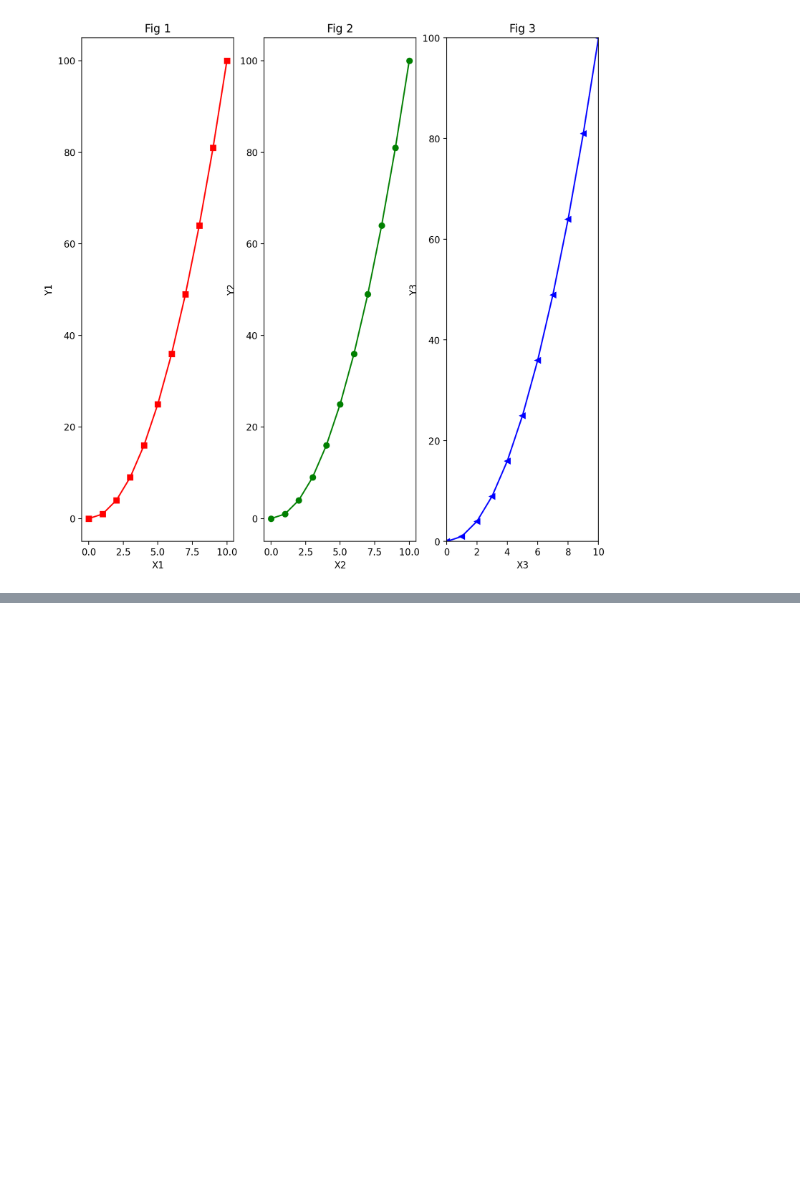
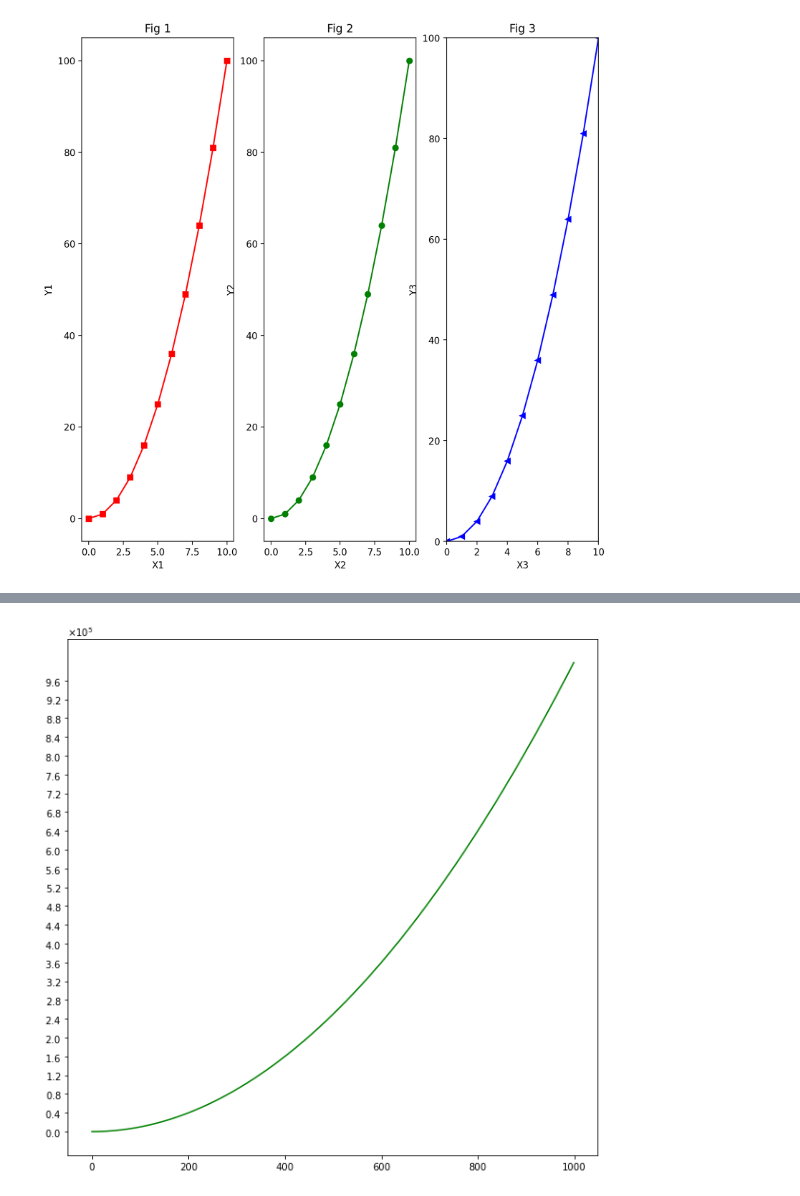
Before and after one commit to rishabhtiwari2048/data-science, a Jupyter notebook: Matplotlib Essentials.ipynb, the cells around one changed output, grey strips where cells are left out. Drawn from its saved outputs; the diff is of its cells as text; code cells hidden in the pictures; blank space fills up the shorter version.

```diff
--- a/Matplotlib Essentials.ipynb
+++ b/Matplotlib Essentials.ipynb
@@ -204,0 +248,14 @@ plt.show()
+# %%
+## scientific notations
+x = np.arange(0,1000)
+y = x ** 2
+fig, axes = plt.subplots(figsize=(10,10))
+axes.set_yticks([i for i in range(0,1000000,40000)])
+axes.plot(x,y,'g')
+from matplotlib import ticker
+formatter = ticker.ScalarFormatter(useMathText=True)
+formatter.set_scientific(True)
+formatter.set_powerlimits((-1,2))
+axes.yaxis.set_major_formatter(formatter)
+# %% [output]
+[figure, added]
```
Also changed, not shown: parts of 15 cells of this notebook.
